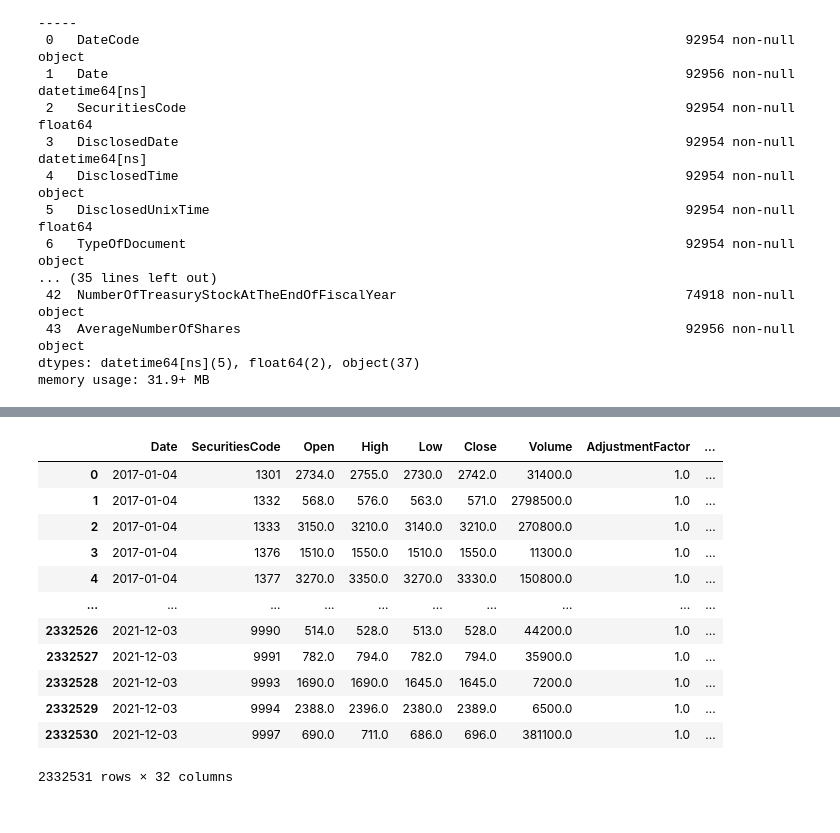
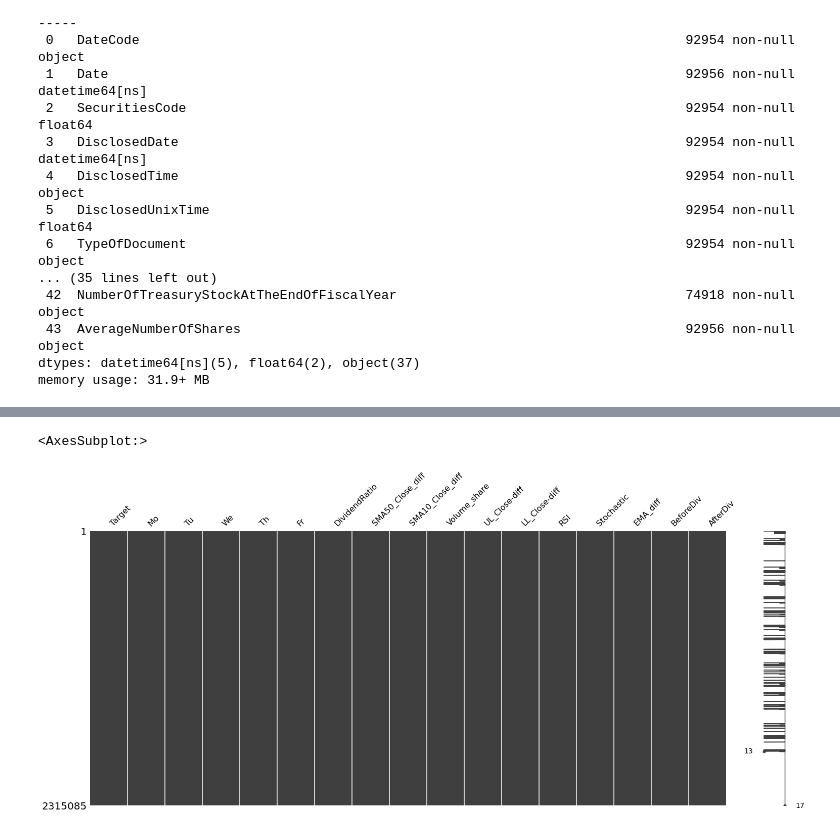
Before and after one commit to vasilyevdmitry14/JPX, a Jupyter notebook: main.ipynb, the cells around one changed output, grey strips where cells are left out. Cells and saved outputs as stored; diff of their text form; code cells hidden in the pictures.

```diff
--- a/main.ipynb
+++ b/main.ipynb
@@ -385,18 +391,19 @@ ema9 = final11.set_index('Date').groupby(['SecuritiesCode'])['MACD'].ewm(span=9,
 ema9.name = 'EMA9'
 final12 = final11.merge(ema9, how='left', left_on=['SecuritiesCode','Date'], right_index=True)
 final12['EMA_diff'] = (final12['EMA9'] - final12['MACD']) / final12['MACD']
-final12
-# %% [output]
-|  | Date | SecuritiesCode | Open | High | Low | Close | Volume | AdjustmentFactor | ... |
-| 0 | 2017-01-04 | 1301 | 2734.0 | 2755.0 | 2730.0 | 2742.0 | 31400.0 | 1.0 | ... |
-| 1 | 2017-01-04 | 1332 | 568.0 | 576.0 | 563.0 | 571.0 | 2798500.0 | 1.0 | ... |
-| 2 | 2017-01-04 | 1333 | 3150.0 | 3210.0 | 3140.0 | 3210.0 | 270800.0 | 1.0 | ... |
-| 3 | 2017-01-04 | 1376 | 1510.0 | 1550.0 | 1510.0 | 1550.0 | 11300.0 | 1.0 | ... |
-| 4 | 2017-01-04 | 1377 | 3270.0 | 3350.0 | 3270.0 | 3330.0 | 150800.0 | 1.0 | ... |
-| ... | ... | ... | ... | ... | ... | ... | ... | ... | ... |
-| 2332526 | 2021-12-03 | 9990 | 514.0 | 528.0 | 513.0 | 528.0 | 44200.0 | 1.0 | ... |
-| 2332527 | 2021-12-03 | 9991 | 782.0 | 794.0 | 782.0 | 794.0 | 35900.0 | 1.0 | ... |
-| 2332528 | 2021-12-03 | 9993 | 1690.0 | 1690.0 | 1645.0 | 1645.0 | 7200.0 | 1.0 | ... |
-| 2332529 | 2021-12-03 | 9994 | 2388.0 | 2396.0 | 2380.0 | 2389.0 | 6500.0 | 1.0 | ... |
-| 2332530 | 2021-12-03 | 9997 | 690.0 | 711.0 | 686.0 | 696.0 | 381100.0 | 1.0 | ... |
-2332531 rows × 32 columns
+# %%
+final12['BeforeDiv'] = final12.sort_values(by='Date').groupby(
+    ['SecuritiesCode'])['ExpectedDividend'].fillna(method='bfill', limit=10)
+final12['BeforeDiv'] = ((final12['BeforeDiv'] > 0) & (final12['BeforeDiv'] != final12['ExpectedDividend'])).astype(int)
+final12['AfterDiv'] = final12.sort_values(by='Date').groupby(
+    ['SecuritiesCode'])['ExpectedDividend'].fillna(method='ffill', limit=10)
+final12['AfterDiv'] = ((final12['AfterDiv'] > 0) & (final12['AfterDiv'] != final12['ExpectedDividend'])).astype(int)
+# %%
+final13 = final12.drop(['Date','SecuritiesCode','Open','High','Low','Close','Volume',
+                        'AdjustmentFactor','ExpectedDividend','SupervisionFlag','CumFactor',
+                       'SMA50','SMA10','k','EMA12','EMA26','SMA14UP','SMA14DOWN','Lower_line','Upper_line',
+                       'SD10','MACD','EMA9','tot_volume','ind_volume'], axis=1)
+msno.matrix(final13)
+# %% [output]
+<AxesSubplot:>
+[figure, added]
```
Also changed, not shown: parts of 17 cells of this notebook, 1 other file.
